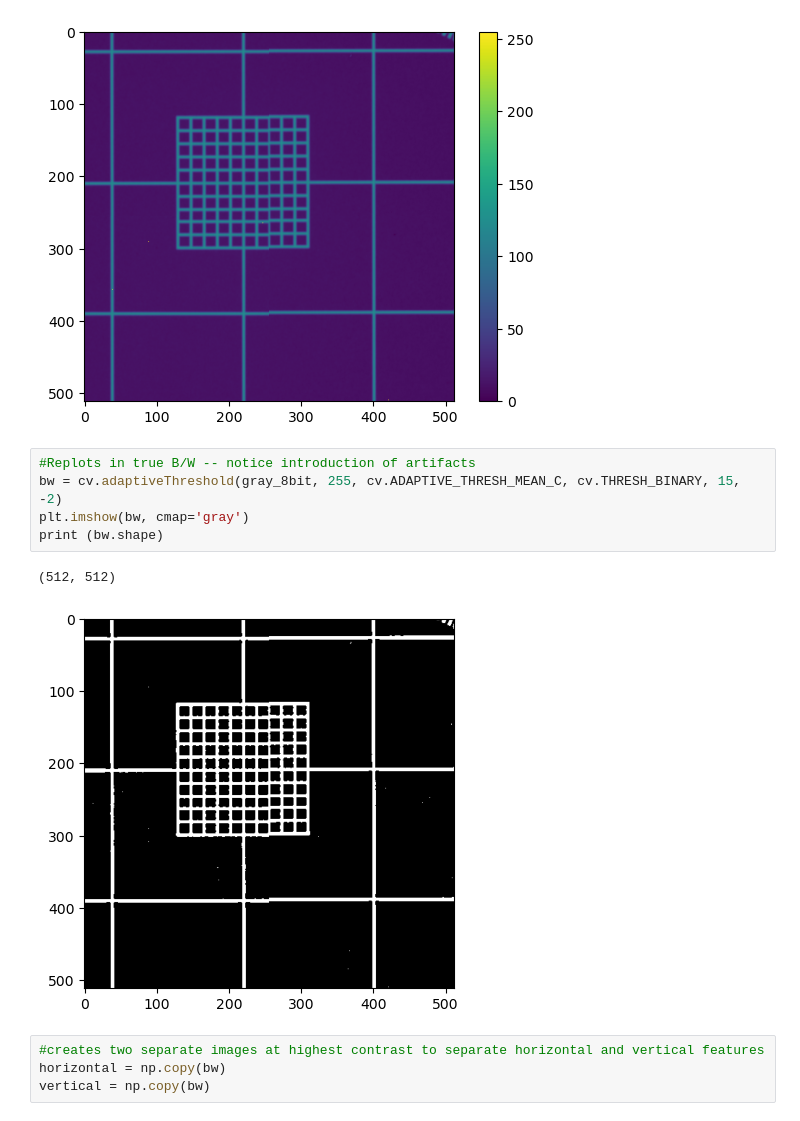
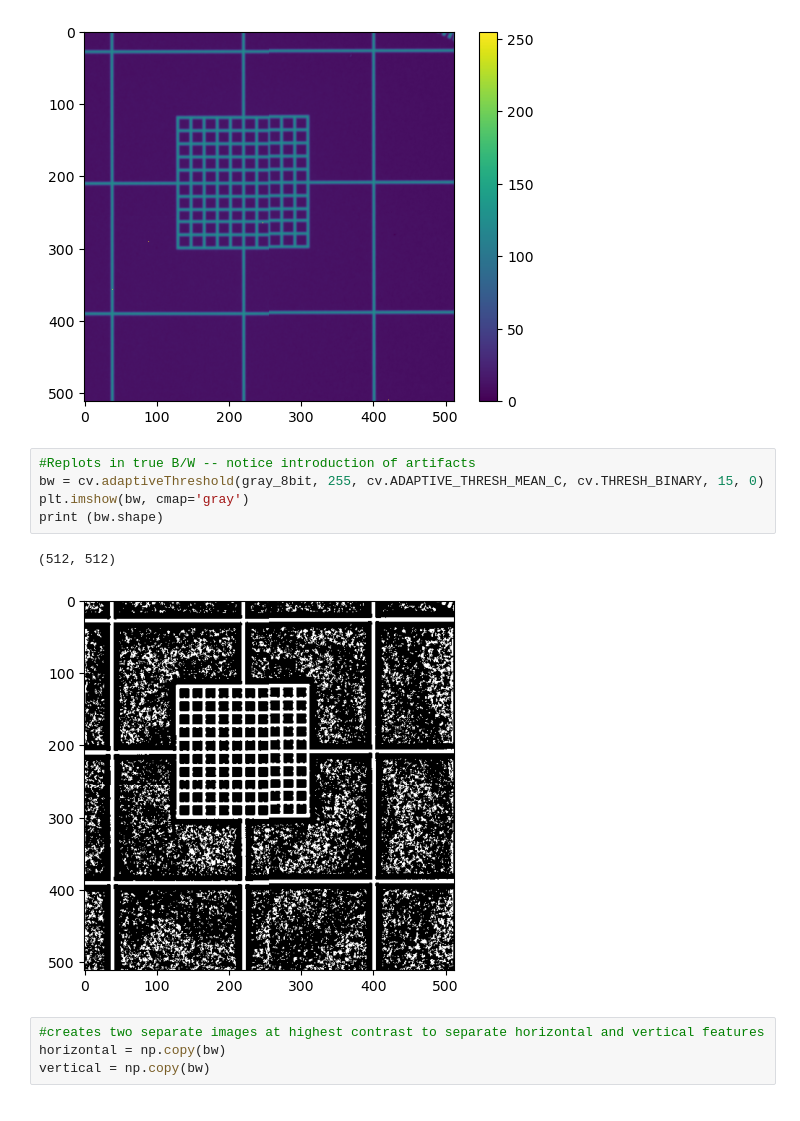
Before and after one commit to ornlneutronimaging/MCP_Sensor_Resolution, a Jupyter notebook: notebooks/devCVresolution_combined.ipynb, the cells around one changed output. Cells and saved outputs as stored; diff of their text form.

```diff
--- a/Braggsr/devCVresolution_combined.ipynb
+++ b/notebooks/devCVresolution_combined.ipynb
@@ -51,12 +51,12 @@ plt.colorbar()
 [figure]
 # %%
 #Replots in true B/W -- notice introduction of artifacts
-bw = cv.adaptiveThreshold(gray_8bit, 255, cv.ADAPTIVE_THRESH_MEAN_C, cv.THRESH_BINARY, 15, -2)
+bw = cv.adaptiveThreshold(gray_8bit, 255, cv.ADAPTIVE_THRESH_MEAN_C, cv.THRESH_BINARY, 15, 0)
 plt.imshow(bw, cmap='gray')
 print (bw.shape)
 # %% [output]
 (512, 512)
-[figure, old version]
+[figure, new version]
 # %%
 #creates two separate images at highest contrast to separate horizontal and vertical features
 horizontal = np.copy(bw)
```
Also changed, not shown: parts of 6 cells of this notebook, 16 other files.
